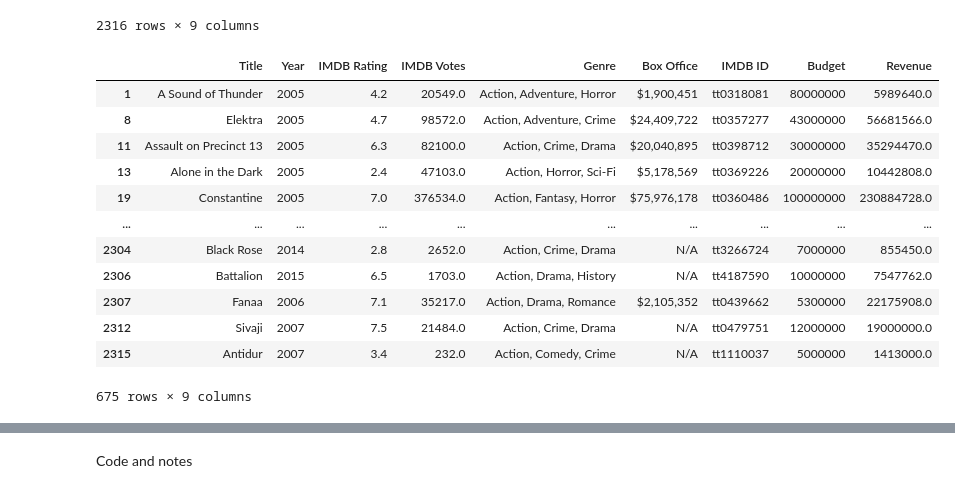
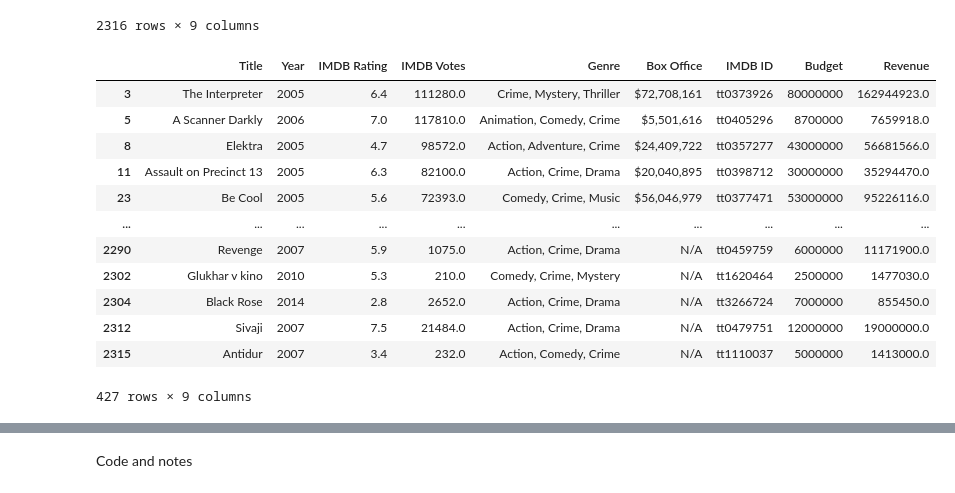
Before and after one commit to Robotrousers/Group1Proj1, a Jupyter notebook: mo_genres.ipynb, the cells around one changed output, grey strips where cells are left out. Cells and saved outputs as stored; diff of their text form; code cells hidden in the pictures.

```diff
--- a/mo_genres.ipynb
+++ b/mo_genres.ipynb
@@ -28,22 +30,22 @@ data_df
 2316 rows × 9 columns
 # %%
 # use str.contains() function to get genres - create action genre df
-action_movies = data_df[data_df["Genre"].str.contains("Action")]
+action_movies = data_df[data_df["Genre"].str.contains("Crime")]
 action_movies
 # %% [output]
 |  | Title | Year | IMDB Rating | IMDB Votes | Genre | Box Office | IMDB ID | Budget | Revenue |
-| 1 | A Sound of Thunder | 2005 | 4.2 | 20549.0 | Action, Adventure, Horror | $1,900,451 | tt0318081 | 80000000 | 5989640.0 |
+| 3 | The Interpreter | 2005 | 6.4 | 111280.0 | Crime, Mystery, Thriller | $72,708,161 | tt0373926 | 80000000 | 162944923.0 |
+| 5 | A Scanner Darkly | 2006 | 7.0 | 117810.0 | Animation, Comedy, Crime | $5,501,616 | tt0405296 | 8700000 | 7659918.0 |
 | 8 | Elektra | 2005 | 4.7 | 98572.0 | Action, Adventure, Crime | $24,409,722 | tt0357277 | 43000000 | 56681566.0 |
 | 11 | Assault on Precinct 13 | 2005 | 6.3 | 82100.0 | Action, Crime, Drama | $20,040,895 | tt0398712 | 30000000 | 35294470.0 |
-| 13 | Alone in the Dark | 2005 | 2.4 | 47103.0 | Action, Horror, Sci-Fi | $5,178,569 | tt0369226 | 20000000 | 10442808.0 |
-| 19 | Constantine | 2005 | 7.0 | 376534.0 | Action, Fantasy, Horror | $75,976,178 | tt0360486 | 100000000 | 230884728.0 |
+| 23 | Be Cool | 2005 | 5.6 | 72393.0 | Comedy, Crime, Music | $56,046,979 | tt0377471 | 53000000 | 95226116.0 |
 | ... | ... | ... | ... | ... | ... | ... | ... | ... | ... |
+| 2290 | Revenge | 2007 | 5.9 | 1075.0 | Action, Crime, Drama | N/A | tt0459759 | 6000000 | 11171900.0 |
+| 2302 | Glukhar v kino | 2010 | 5.3 | 210.0 | Comedy, Crime, Mystery | N/A | tt1620464 | 2500000 | 1477030.0 |
 | 2304 | Black Rose | 2014 | 2.8 | 2652.0 | Action, Crime, Drama | N/A | tt3266724 | 7000000 | 855450.0 |
-| 2306 | Battalion | 2015 | 6.5 | 1703.0 | Action, Drama, History | N/A | tt4187590 | 10000000 | 7547762.0 |
-| 2307 | Fanaa | 2006 | 7.1 | 35217.0 | Action, Drama, Romance | $2,105,352 | tt0439662 | 5300000 | 22175908.0 |
 | 2312 | Sivaji | 2007 | 7.5 | 21484.0 | Action, Crime, Drama | N/A | tt0479751 | 12000000 | 19000000.0 |
 | 2315 | Antidur | 2007 | 3.4 | 232.0 | Action, Comedy, Crime | N/A | tt1110037 | 5000000 | 1413000.0 |
-675 rows × 9 columns
+427 rows × 9 columns
 # %%
 # create all the genre df's you want to explore here:
 horror_movies = data_df[data_df["Genre"].str.contains("Horror")]
```
Also changed, not shown: parts of 22 cells of this notebook, 3 other files.
